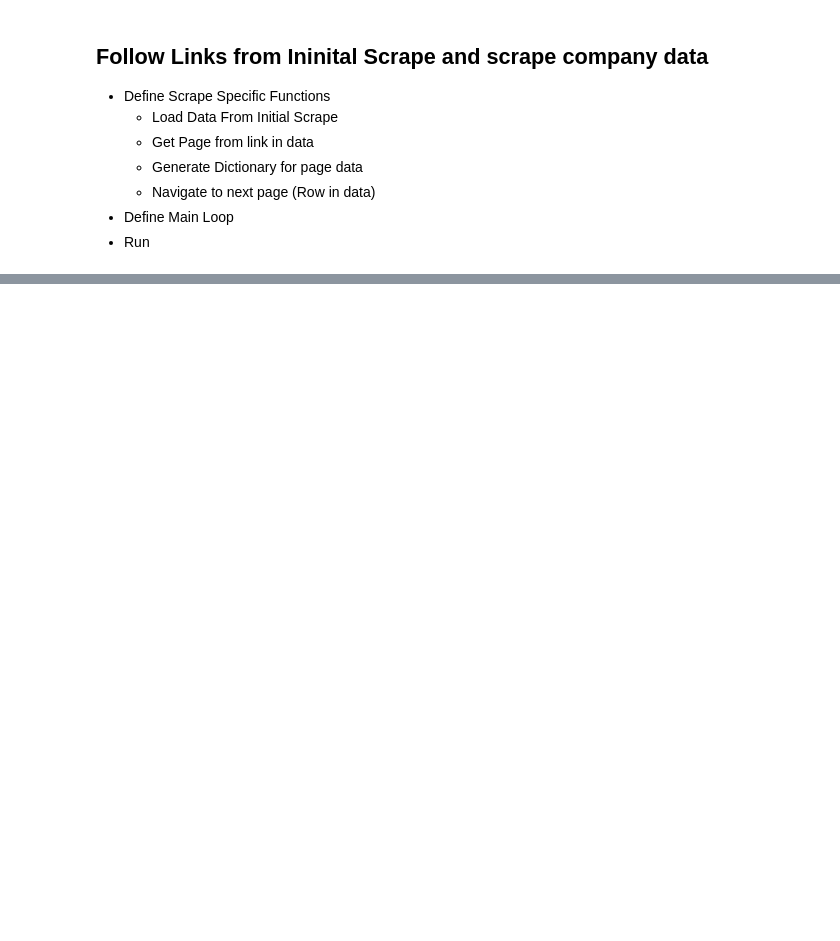
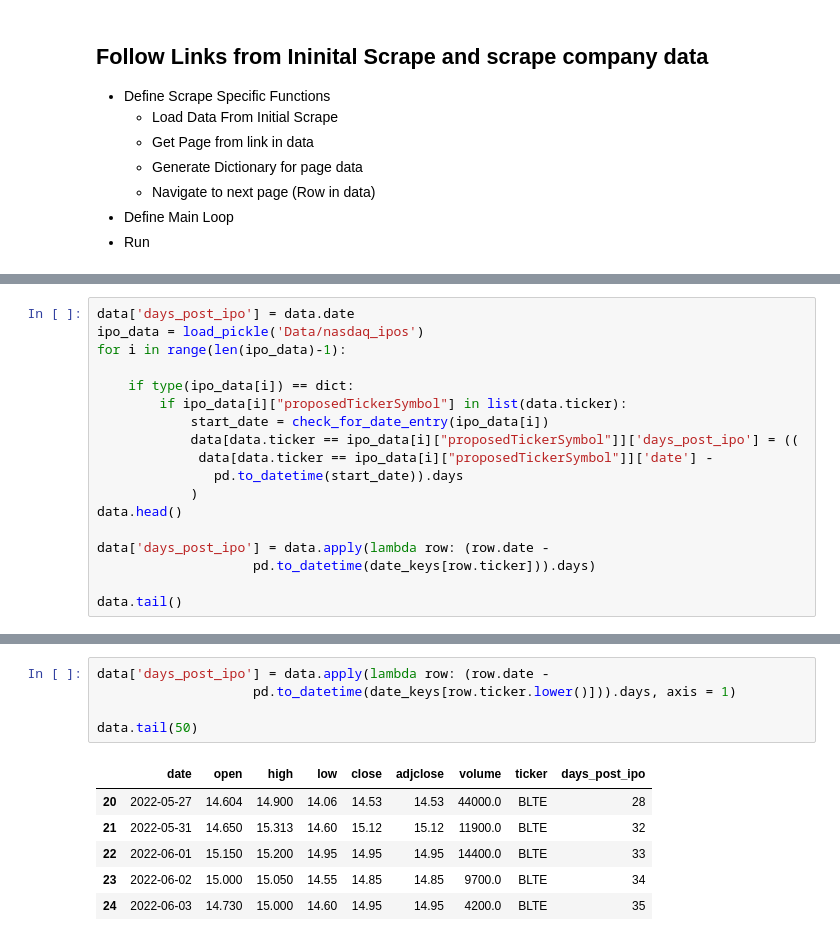
Before and after one commit to PatrickTyBrown/regression_module_project, a Jupyter notebook: WebScraper.ipynb, the cells around one changed output, grey strips where cells are left out. Drawn from its saved outputs; the diff is of its cells as text; blank space fills up the shorter version.

```diff
--- a/WebScraper.ipynb
+++ b/WebScraper.ipynb
@@ -256,0 +399,18 @@ generate_company_financials_data(driver)
+# %%
+data['days_post_ipo'] = data.date
+ipo_data = load_pickle('Data/nasdaq_ipos')
+for i in range(len(ipo_data)-1):
+
+    if type(ipo_data[i]) == dict:
+        if ipo_data[i]["proposedTickerSymbol"] in list(data.ticker):
+            start_date = check_for_date_entry(ipo_data[i])
+            data[data.ticker == ipo_data[i]["proposedTickerSymbol"]]['days_post_ipo'] = ((
+             data[data.ticker == ipo_data[i]["proposedTickerSymbol"]]['date'] -
+               pd.to_datetime(start_date)).days
+            )
+data.head()
+
+data['days_post_ipo'] = data.apply(lambda row: (row.date -
+                    pd.to_datetime(date_keys[row.ticker])).days)
+
+data.tail()
@@ -256,0 +424,12 @@ generate_company_financials_data(driver)
+# %%
+data['days_post_ipo'] = data.apply(lambda row: (row.date -
+                    pd.to_datetime(date_keys[row.ticker.lower()])).days, axis = 1)
+
+data.tail(50)
+# %% [output]
+|  | date | open | high | low | close | adjclose | volume | ticker | days_post_ipo |
+| 20 | 2022-05-27 | 14.604 | 14.900 | 14.06 | 14.53 | 14.53 | 44000.0 | BLTE | 28 |
+| 21 | 2022-05-31 | 14.650 | 15.313 | 14.60 | 15.12 | 15.12 | 11900.0 | BLTE | 32 |
+| 22 | 2022-06-01 | 15.150 | 15.200 | 14.95 | 14.95 | 14.95 | 14400.0 | BLTE | 33 |
+| 23 | 2022-06-02 | 15.000 | 15.050 | 14.55 | 14.85 | 14.85 | 9700.0 | BLTE | 34 |
+| 24 | 2022-06-03 | 14.730 | 15.000 | 14.60 | 14.95 | 14.95 | 4200.0 | BLTE | 35 |
```
Also changed, not shown: parts of 25 cells of this notebook.
